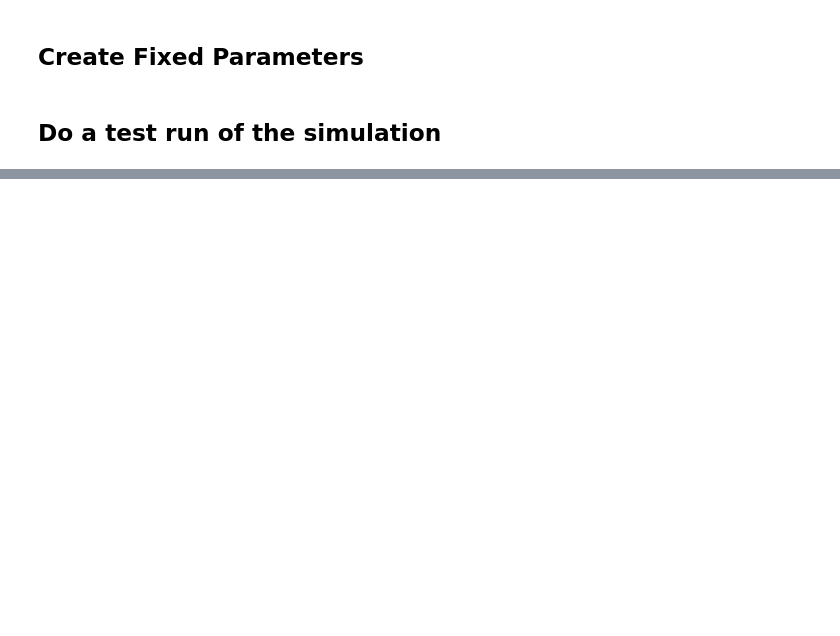
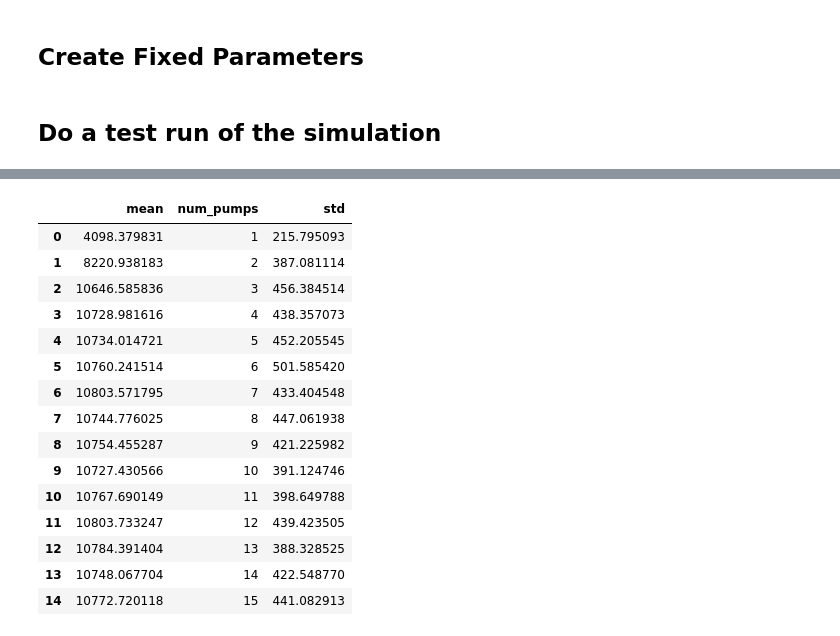
Before and after one commit to edkrueger/sim-opt-labs, a Jupyter notebook: optimization/solved/gas_station_opt.ipynb, the cells around one changed output, grey strips where cells are left out. Cells and saved outputs as stored; diff of their text form; code cells hidden in the pictures; blank space fills up the shorter version.

```diff
--- a/optimization/solved/gas_station_opt.ipynb
+++ b/optimization/solved/gas_station_opt.ipynb
@@ -288,0 +386,19 @@ Length: 99, dtype: float64
+# %%
+mc_opt_table
+# %% [output]
+|  | mean | num_pumps | std |
+| 0 | 4098.379831 | 1 | 215.795093 |
+| 1 | 8220.938183 | 2 | 387.081114 |
+| 2 | 10646.585836 | 3 | 456.384514 |
+| 3 | 10728.981616 | 4 | 438.357073 |
+| 4 | 10734.014721 | 5 | 452.205545 |
+| 5 | 10760.241514 | 6 | 501.585420 |
+| 6 | 10803.571795 | 7 | 433.404548 |
+| 7 | 10744.776025 | 8 | 447.061938 |
+| 8 | 10754.455287 | 9 | 421.225982 |
+| 9 | 10727.430566 | 10 | 391.124746 |
+| 10 | 10767.690149 | 11 | 398.649788 |
+| 11 | 10803.733247 | 12 | 439.423505 |
+| 12 | 10784.391404 | 13 | 388.328525 |
+| 13 | 10748.067704 | 14 | 422.548770 |
+| 14 | 10772.720118 | 15 | 441.082913 |
```
Also changed, not shown: parts of 22 cells of this notebook.
